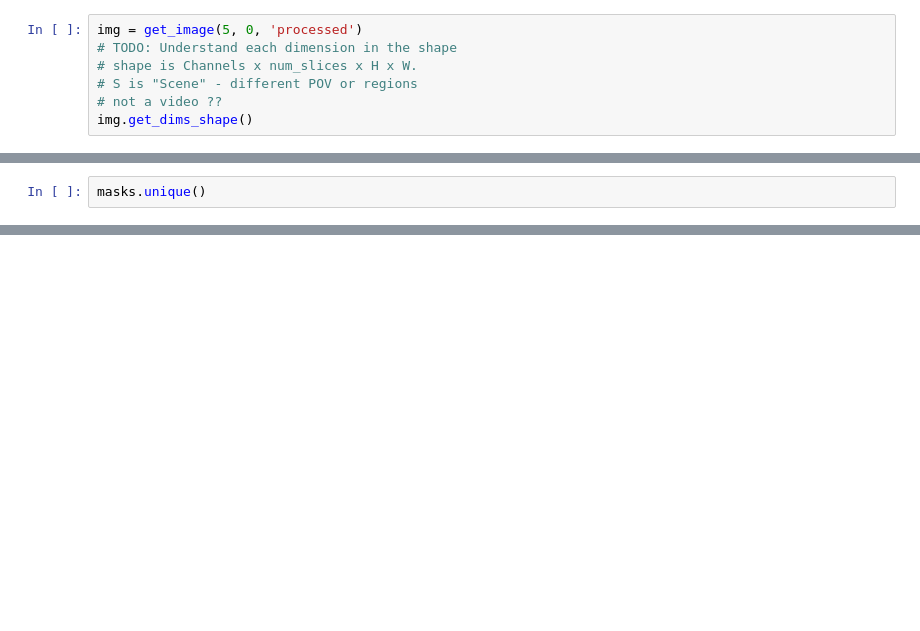
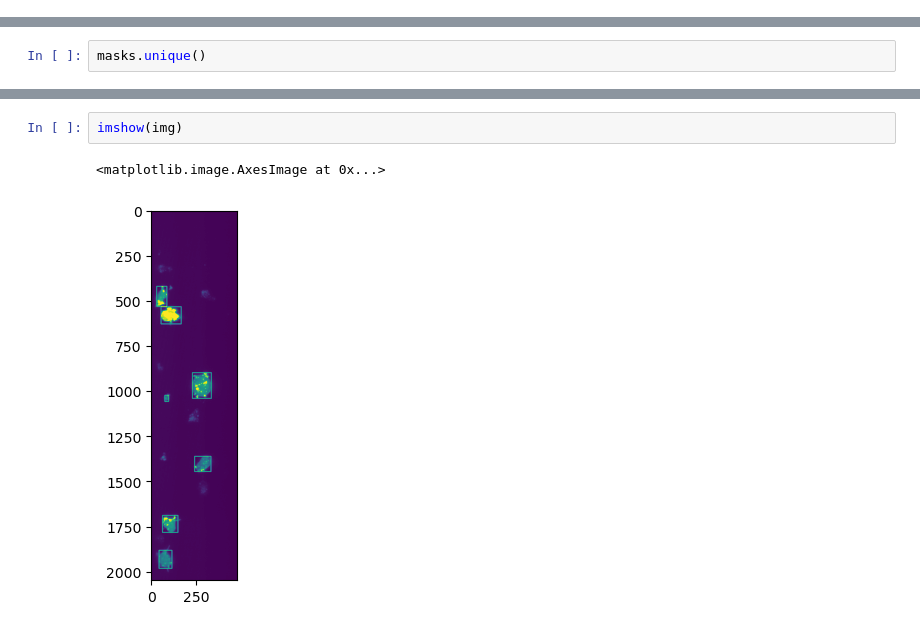
Before and after one commit to SammyAgrawal/ActinMotionPrediction, a Jupyter notebook: Bounding_Boxes.ipynb, the cells around one changed output, grey strips where cells are left out. Drawn from its saved outputs; the diff is of its cells as text; blank space fills up the shorter version.

```diff
--- a/Bounding_Boxes.ipynb
+++ b/Bounding_Boxes.ipynb
@@ -68,7 +22,0 @@ def get_image(vid_index, date=0, group='processed', blobs=blobs):
-# %%
-img = get_image(5, 0, 'processed')
-# TODO: Understand each dimension in the shape
-# shape is Channels x num_slices x H x W.
-# S is "Scene" - different POV or regions
-# not a video ??
-img.get_dims_shape()
@@ -158,0 +409,5 @@ values[0][-1]
+# %%
+imshow(img)
+# %% [output]
+<matplotlib.image.AxesImage at 0x...>
+[figure, added]
```
Also changed, not shown: parts of 51 cells of this notebook, 2 other files.
